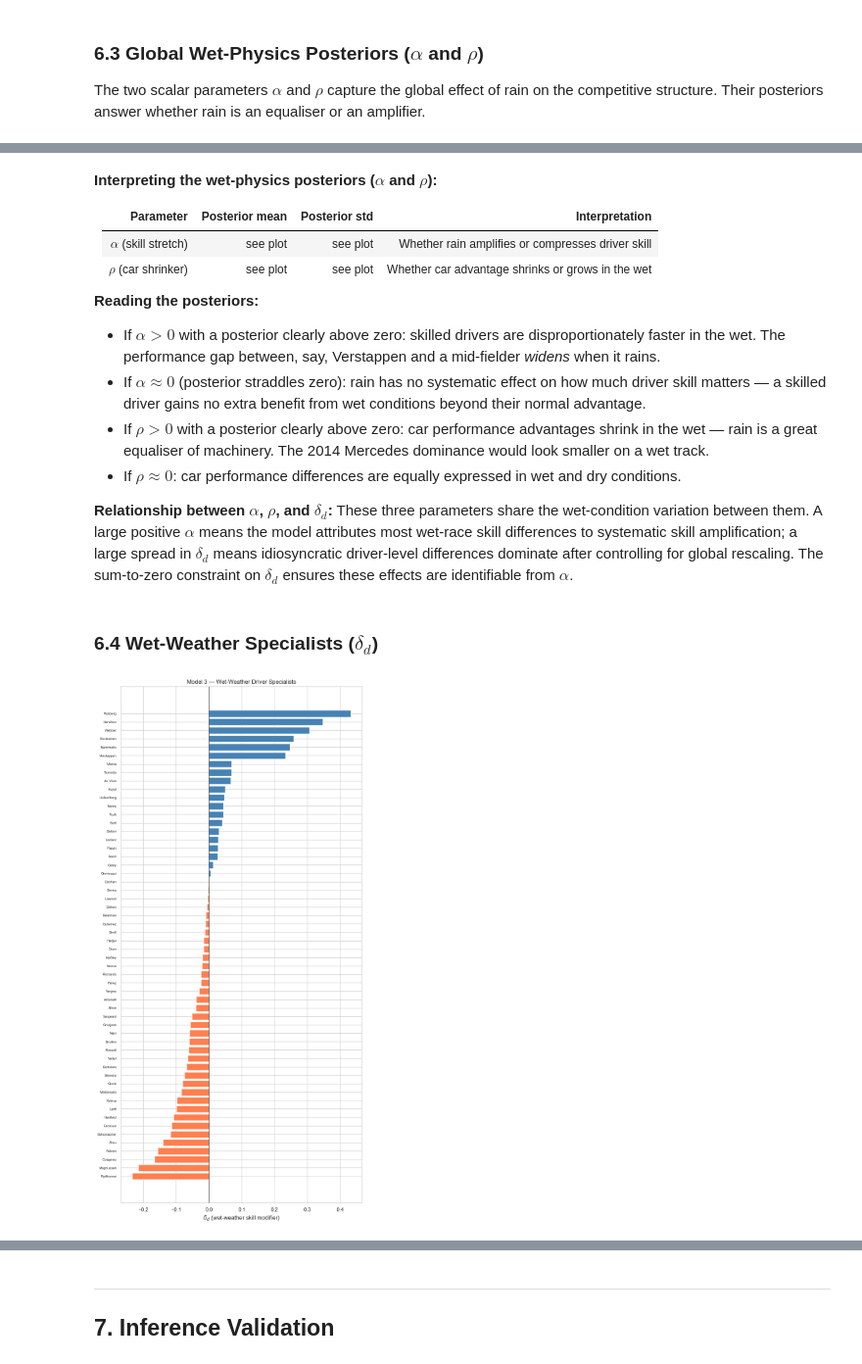
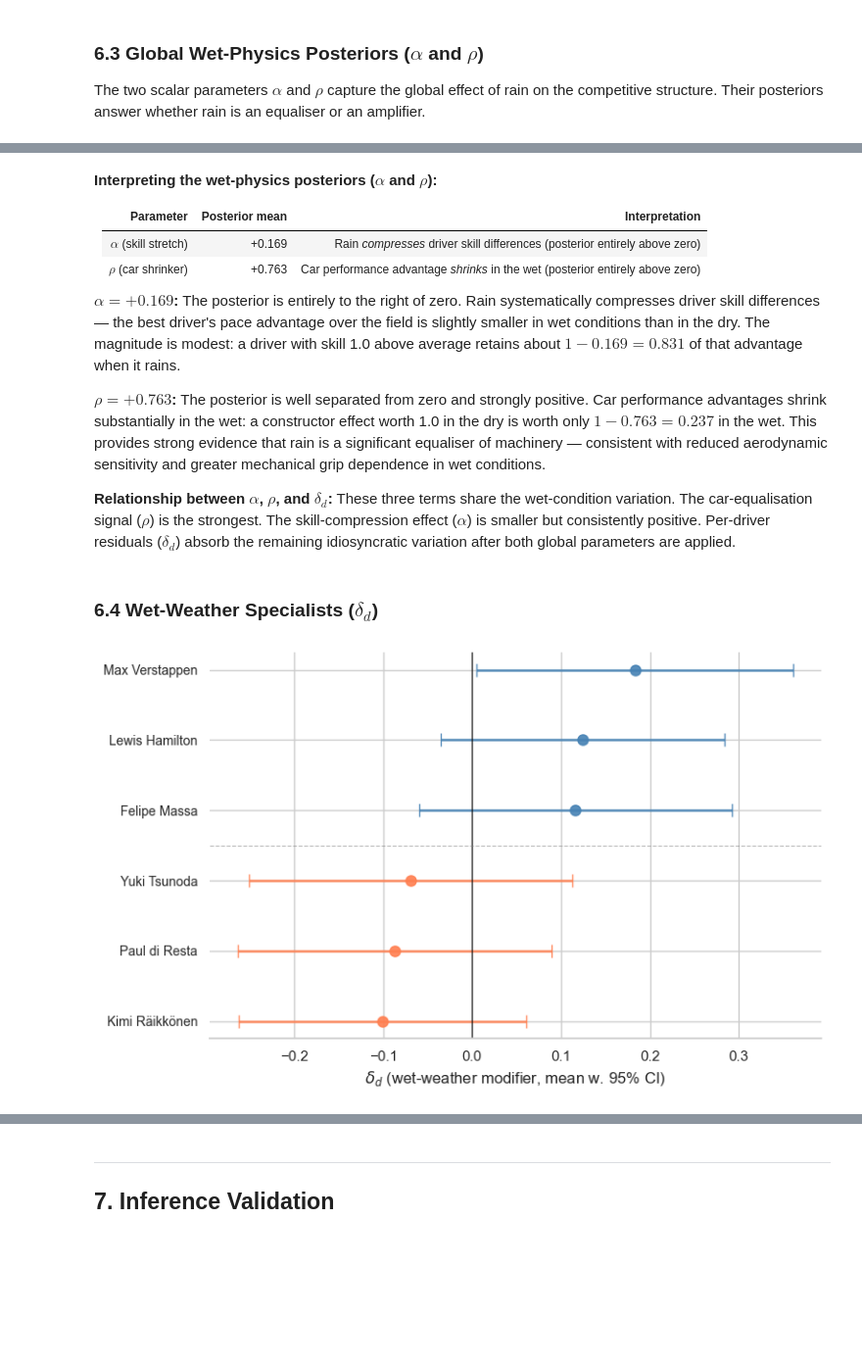
Before and after one commit to christianrand18/MBML-TrueSkill-Formula-1, a Jupyter notebook: F1_PGM_Submission.ipynb, the cells around one changed output, grey strips where cells are left out. Shown at 98% size. Cells and saved outputs as stored; diff of their text form; code cells hidden in the pictures; blank space fills up the shorter version.

```diff
--- a/F1_PGM_Submission.ipynb
+++ b/F1_PGM_Submission.ipynb
@@ -31,8 +27,6 @@ PLOTS_DIR  = os.path.join(OUTPUT_DIR, 'plots')
 REPORT_DIR = os.path.join(PLOTS_DIR, 'report')
 os.makedirs(PLOTS_DIR, exist_ok=True)
 
-DRIVER_NAMES      = pd.read_csv('data_preprocessing/driver_names.csv').set_index('driverId')['name'].to_dict()
-CONSTRUCTOR_NAMES = pd.read_csv('data_preprocessing/constructor_names.csv').set_index('constructorId')['name'].to_dict()
 
 torch.manual_seed(42)
 pyro.set_rng_seed(42)
@@ -44,6 +38,13 @@ def show(path):
         print(f'[Figure not found: {path}]')
 
 print(f'Pyro {pyro.__version__}  |  PyTorch {torch.__version__}')
+
+_drivers = pd.read_csv('data_preprocessing/drivers.csv', na_values=['\\N'])
+_drivers['name'] = _drivers['forename'] + ' ' + _drivers['surname']
+DRIVER_NAMES = _drivers.set_index('driverId')['name'].to_dict()
+
+_cons = pd.read_csv('data_preprocessing/constructors.csv', na_values=['\\N'])
+CONSTRUCTOR_NAMES = _cons.set_index('constructorId')['name'].to_dict()
 # %% [output]
 Pyro 1.9.1  |  PyTorch 2.11.0
 # %% [markdown]
@@ -1008,43 +1140,67 @@ plt.show()
 # %% [markdown]
 **Interpreting the wet-physics posteriors ($\alpha$ and $\rho$):**
 
-| Parameter | Posterior mean | Posterior std | Interpretation |
-|---|---|---|---|
-| $\alpha$ (skill stretch) | see plot | see plot | Whether rain amplifies or compresses driver skill |
-| $\rho$ (car shrinker) | see plot | see plot | Whether car advantage shrinks or grows in the wet |
+| Parameter | Posterior mean | Interpretation |
+|---|---|---|
+| $\alpha$ (skill stretch) | +0.169 | Rain *compresses* driver skill differences (posterior entirely above zero) |
+| $\rho$ (car shrinker) | +0.763 | Car performance advantage *shrinks* in the wet (posterior entirely above zero) |
 
-**Reading the posteriors:**
-- If $\alpha > 0$ with a posterior clearly above zero: skilled drivers are disproportionately faster in the wet. The performance gap between, say, Verstappen and a mid-fielder *widens* when it rains.
-- If $\alpha \approx 0$ (posterior straddles zero): rain has no systematic effect on how much driver skill matters — a skilled driver gains no extra benefit from wet conditions beyond their normal advantage.
-- If $\rho > 0$ with a posterior clearly above zero: car performance advantages shrink in the wet — rain is a great equaliser of machinery. The 2014 Mercedes dominance would look smaller on a wet track.
-- If $\rho \approx 0$: car performance differences are equally expressed in wet and dry conditions.
+**$\alpha = +0.169$:** The posterior is entirely to the right of zero. Rain systematically compresses driver skill differences — the best driver's pace advantage over the field is slightly smaller in wet conditions than in the dry. The magnitude is modest: a driver with skill 1.0 above average retains about $1 - 0.169 = 0.831$ of that advantage when it rains.
 
-**Relationship between $\alpha$, $\rho$, and $\delta_d$:** These three parameters share the wet-condition variation between them. A large positive $\alpha$ means the model attributes most wet-race skill differences to systematic skill amplification; a large spread in $\delta_d$ means idiosyncratic driver-level differences dominate after controlling for global rescaling. The sum-to-zero constraint on $\delta_d$ ensures these effects are identifiable from $\alpha$.
+**$\rho = +0.763$:** The posterior is well separated from zero and strongly positive. Car performance advantages shrink substantially in the wet: a constructor effect worth 1.0 in the dry is worth only $1 - 0.763 = 0.237$ in the wet. This provides strong evidence that rain is a significant equaliser of machinery — consistent with reduced aerodynamic sensitivity and greater mechanical grip dependence in wet conditions.
+
+**Relationship between $\alpha$, $\rho$, and $\delta_d$:** These three terms share the wet-condition variation. The car-equalisation signal ($\rho$) is the strongest. The skill-compression effect ($\alpha$) is smaller but consistently positive. Per-driver residuals ($\delta_d$) absorb the remaining idiosyncratic variation after both global parameters are applied.
 # %% [markdown]
 ### 6.4 Wet-Weather Specialists ($\delta_d$)
 # %%
 delta_sorted = df_full[df_full.entity_name == 'delta_d'].copy()
-delta_sorted['name'] = delta_sorted['entity_id'].map(lambda x: DRIVER_NAMES.get(x, f'#{x}'))
+delta_sorted['name'] = delta_sorted['entity_id'].map(lambda x:
+DRIVER_NAMES.get(x, f'#{x}'))
+
+# Filter to drivers with more than 10 races
+df_races = pd.read_csv('data_preprocessing/f1_model_ready.csv')
+race_counts = df_races.groupby('driverId')['raceId'].nunique()
+active_drivers = set(race_counts[race_counts > 10].index)
+delta_sorted = delta_sorted[delta_sorted['entity_id'].isin(active_drivers)]
 
 delta_sorted = (delta_sorted.groupby('name')
                 .agg({'mu': 'mean', 'sigma': 'mean'})
-                .reset_index())
+                .reset_index()
+                .sort_values('mu')
+                .reset_index(drop=True))
 
-delta_sorted = delta_sorted.sort_values('mu').reset_index(drop=True)
+bot3 = delta_sorted.head(3).copy()
+top3 = delta_sorted.tail(3).copy()
+subset = pd.concat([bot3, top3]).reset_index(drop=True)
+colors_wet = ['coral'] * 3 + ['steelblue'] * 3
 
-colors = ['steelblue' if v >= 0 else 'coral' for v in delta_sorted['mu']]
+Z95 = 1.96
+fig, ax = plt.subplots(figsize=(8, 5))
+y = np.arange(len(subset))
+for i, (_, row) in enumerate(subset.iterrows()):
+    ax.errorbar(row['mu'], i,
+                xerr=Z95 * row['sigma'],
+                fmt='o', color=colors_wet[i],
+ecolor=colors_wet[i],
+                elinewidth=1.8, capsize=5, markersize=8,
+alpha=0.9)
 
-fig, ax = plt.subplots(figsize=(8, 16))
-ax.barh(range(len(delta_sorted)), delta_sorted['mu'], color=colors, height=0.8)
-ax.set_yticks(range(len(delta_sorted)))
-ax.set_yticklabels(delta_sorted['name'], fontsize=7)
+ax.set_yticks(y)
+ax.set_yticklabels(subset['name'].values, fontsize=10)
 ax.axvline(0, color='black', linewidth=0.8)
-ax.set_xlabel(r'$\delta_d$ (wet-weather skill modifier)')
-ax.set_title('Model 3 — Wet-Weather Driver Specialists')
+ax.axhline(2.5, color='gray', linewidth=0.8, linestyle='--',
+alpha=0.5)
+ax.set_xlabel(r'$\delta_d$ (wet-weather modifier, mean w. 95% CI)')
+
+xlims = ax.get_xlim()
+
+sns.despine(ax=ax, left=True)
 plt.tight_layout()
+os.makedirs(REPORT_DIR, exist_ok=True)
+plt.savefig(os.path.join(REPORT_DIR, 'wet_specialists_top_bot3.pdf'), bbox_inches='tight')
 plt.show()
 # %% [output]
-[figure, old version]
+[figure, new version]
 # %% [markdown]
 **Interpreting wet-weather residuals ($\delta_d$):**
 
```
Also changed, not shown: parts of 46 cells of this notebook.
